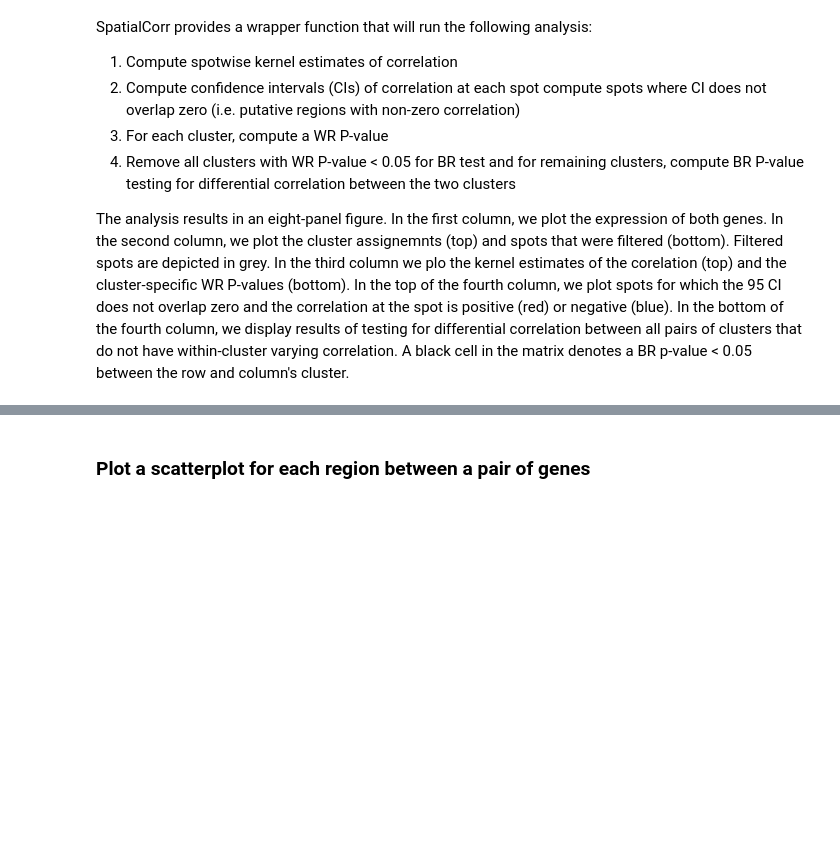
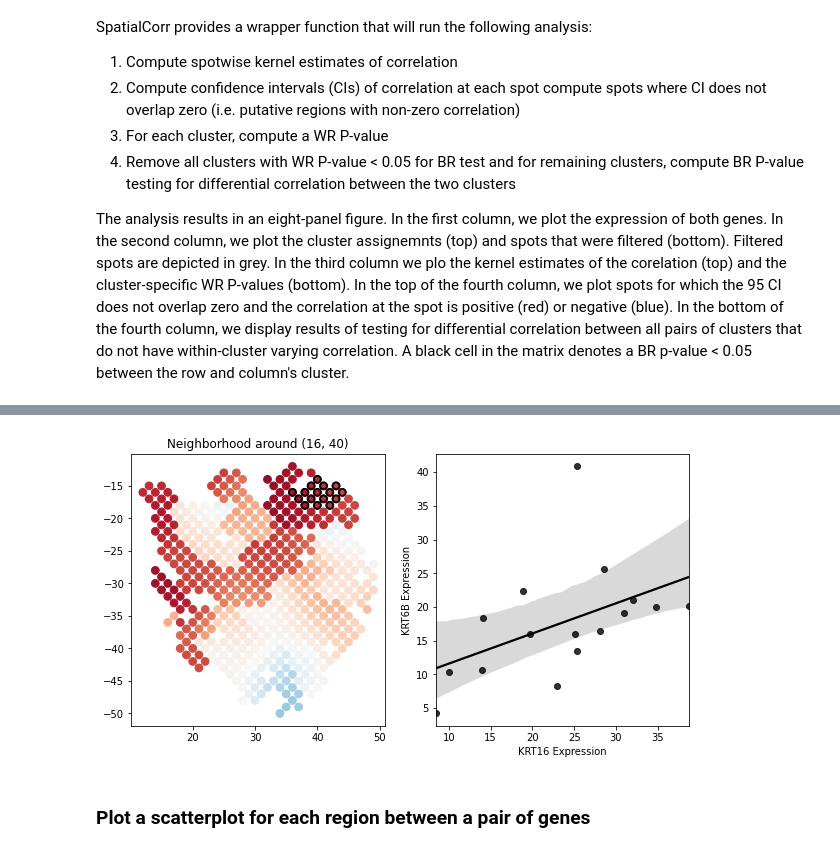
Before and after one commit to mbernste/SpatialCorr, a Jupyter notebook: tutorial/SpatialCorr_tutorial.ipynb, the cells around one changed output, grey strips where cells are left out. Saved outputs shown, nothing was run; the diff lists cells and outputs as text; code cells hidden in the pictures; blank space fills up the shorter version.

```diff
--- a/tutorial/SpatialCorr_tutorial.ipynb
+++ b/tutorial/SpatialCorr_tutorial.ipynb
@@ -209,3 +199,31 @@ Kept 476/621 spots.
+# %%
+# Calculate the correlation at each spot
+corrs, kept_inds = spatialcorr.compute_local_correlation(
+    adata,
+    'KRT16',
+    'KRT6B',
+    row_key='row',
+    col_key='col',
+    condition='cluster'
+)
+
+# Plot the scatterplot of expression values within a neighborhood centered at row 16, column 40.
+spatialcorr.plot.plot_local_scatter(
+    adata[kept_inds,:],
+    'KRT16',
+    'KRT6B',
+    16,
+    40,
+    corrs,
+    row_key='row',
+    col_key='col',
+    cmap='RdBu_r',
+    dsize=60,
+    vmin=-1,
+    vmax=1
+)
+# %% [output]
+[figure, added]
 # %% [markdown]
 ### Plot a scatterplot for each region between a pair of genes
 # %%
```
Also changed, not shown: parts of 12 cells of this notebook, 2 other files.
